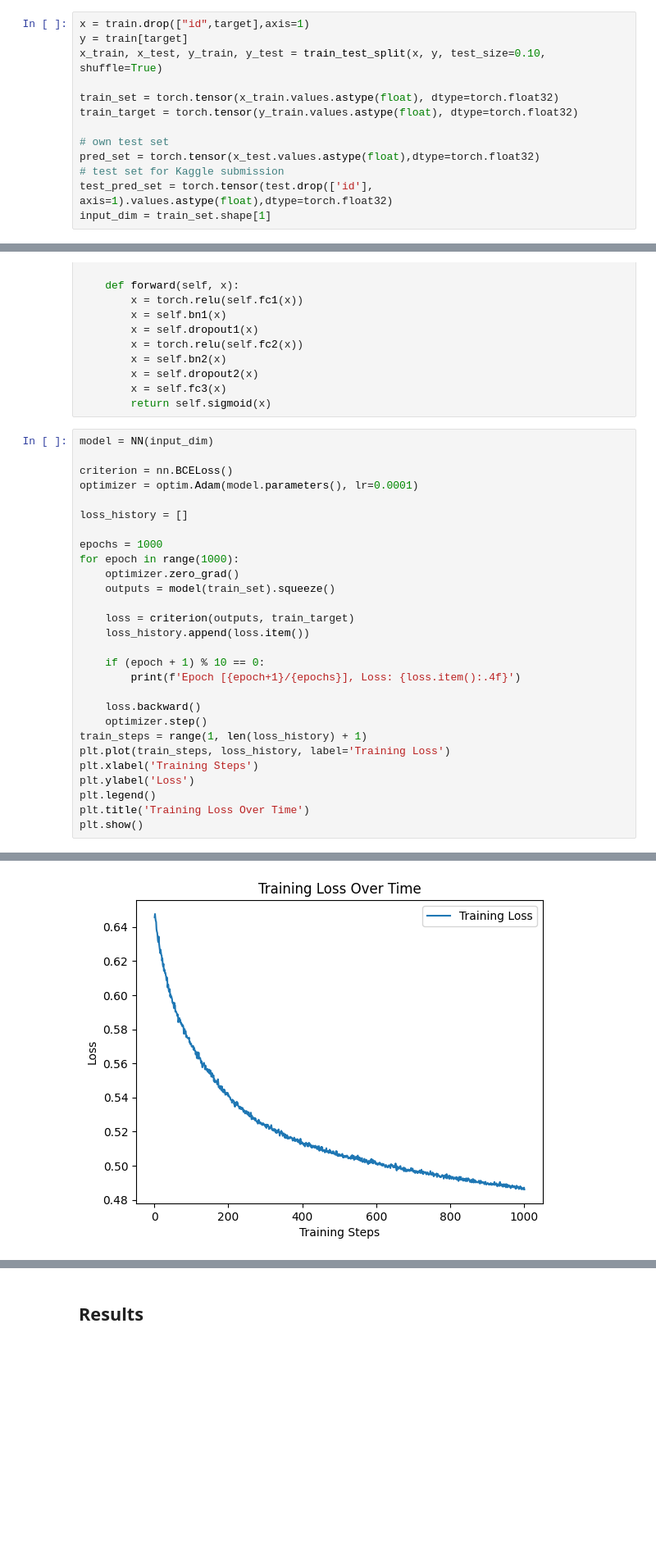
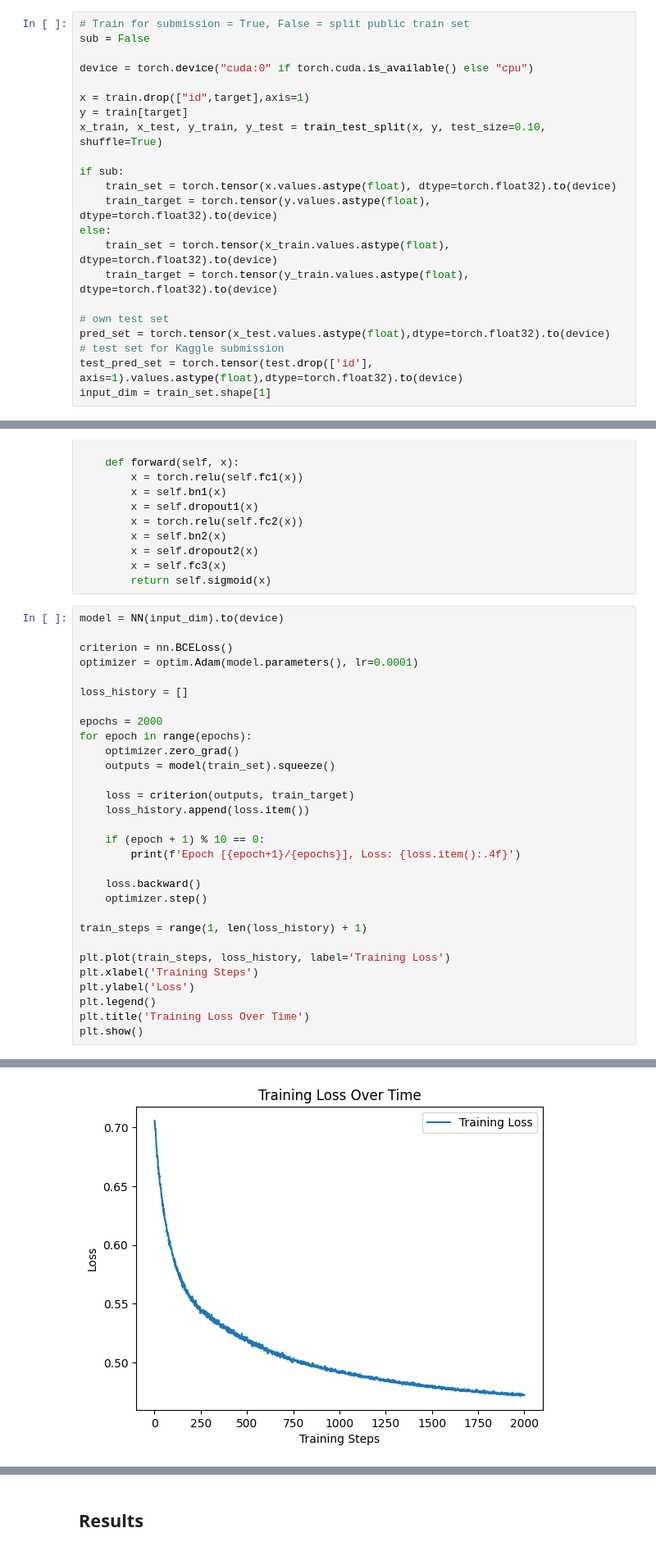
Before and after one commit to sn2727/smoker-status-prediction, a Jupyter notebook: main.ipynb, the cells around one changed output, grey strips where cells are left out. Shown at 82% size. Cells and saved outputs as stored; diff of their text form; blank space fills up the shorter version.

```diff
--- a/main.ipynb
+++ b/main.ipynb
@@ -379,17 +379,26 @@ Area under ROC curve on own test set: 0.8667776165970872
 # %% [markdown]
 ## Classifying using a neural network
 # %%
+# Train for submission = True, False = split public train set
+sub = False
+
+device = torch.device("cuda:0" if torch.cuda.is_available() else "cpu")
+
 x = train.drop(["id",target],axis=1)
 y = train[target]
 x_train, x_test, y_train, y_test = train_test_split(x, y, test_size=0.10, shuffle=True)
 
-train_set = torch.tensor(x_train.values.astype(float), dtype=torch.float32)
-train_target = torch.tensor(y_train.values.astype(float), dtype=torch.float32)
+if sub:
+    train_set = torch.tensor(x.values.astype(float), dtype=torch.float32).to(device)
+    train_target = torch.tensor(y.values.astype(float), dtype=torch.float32).to(device)
+else:
+    train_set = torch.tensor(x_train.values.astype(float), dtype=torch.float32).to(device)
+    train_target = torch.tensor(y_train.values.astype(float), dtype=torch.float32).to(device)
 
 # own test set
-pred_set = torch.tensor(x_test.values.astype(float),dtype=torch.float32)
+pred_set = torch.tensor(x_test.values.astype(float),dtype=torch.float32).to(device)
 # test set for Kaggle submission
-test_pred_set = torch.tensor(test.drop(['id'], axis=1).values.astype(float),dtype=torch.float32)
+test_pred_set = torch.tensor(test.drop(['id'], axis=1).values.astype(float),dtype=torch.float32).to(device)
 input_dim = train_set.shape[1]
 # %%
 class NN(nn.Module):
@@ -414,15 +423,15 @@ class NN(nn.Module):
         x = self.fc3(x)
         return self.sigmoid(x)
 # %%
-model = NN(input_dim)
+model = NN(input_dim).to(device)
 
 criterion = nn.BCELoss()
 optimizer = optim.Adam(model.parameters(), lr=0.0001)
 
 loss_history = []
 
-epochs = 1000
-for epoch in range(1000):
+epochs = 2000
+for epoch in range(epochs):
     optimizer.zero_grad()
     outputs = model(train_set).squeeze()
 
@@ -434,7 +443,9 @@ for epoch in range(1000):
 
     loss.backward()
     optimizer.step()
+
 train_steps = range(1, len(loss_history) + 1)
+
 plt.plot(train_steps, loss_history, label='Training Loss')
 plt.xlabel('Training Steps')
 plt.ylabel('Loss')
@@ -462,4 +473,4 @@ Epoch [1000/1000], Loss: 0.4861
-[figure, old version]
+[figure, new version]
 # %%
 # Prediction on own test set
 
```
Also changed, not shown: parts of 7 cells of this notebook, 4 other files.
